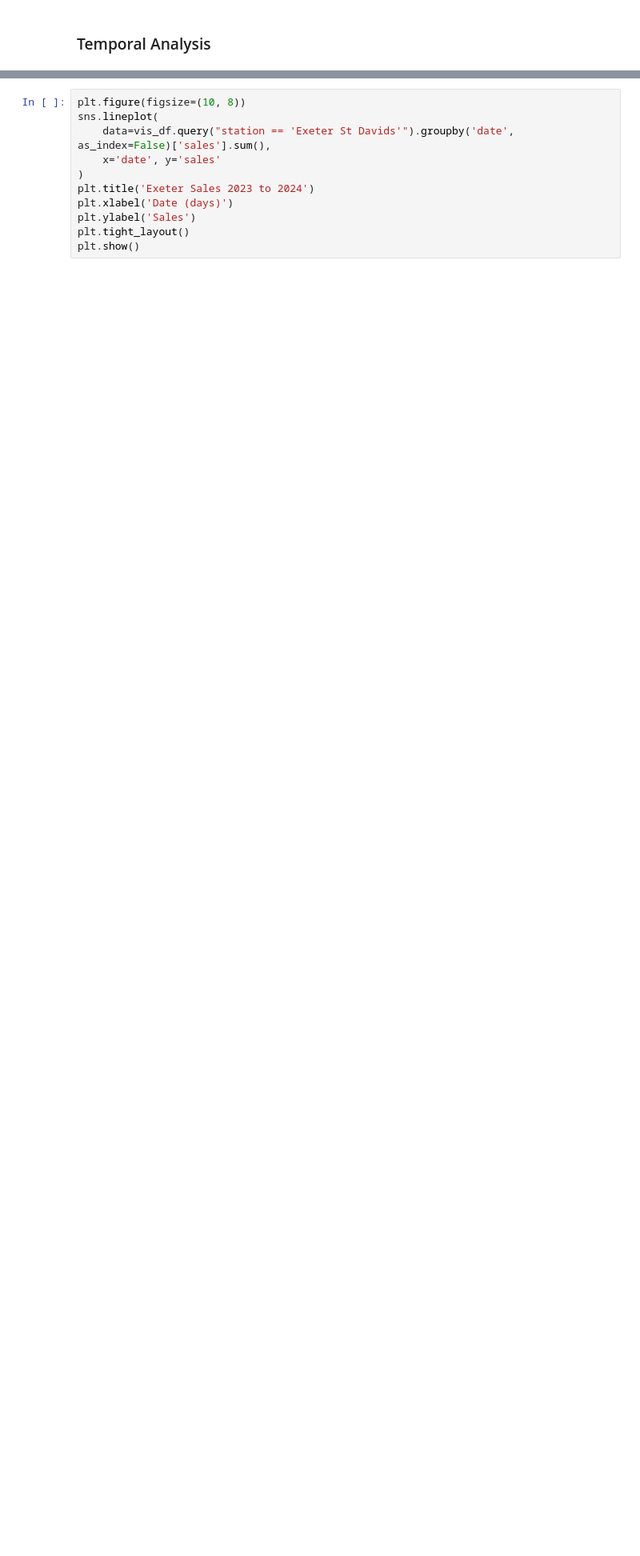
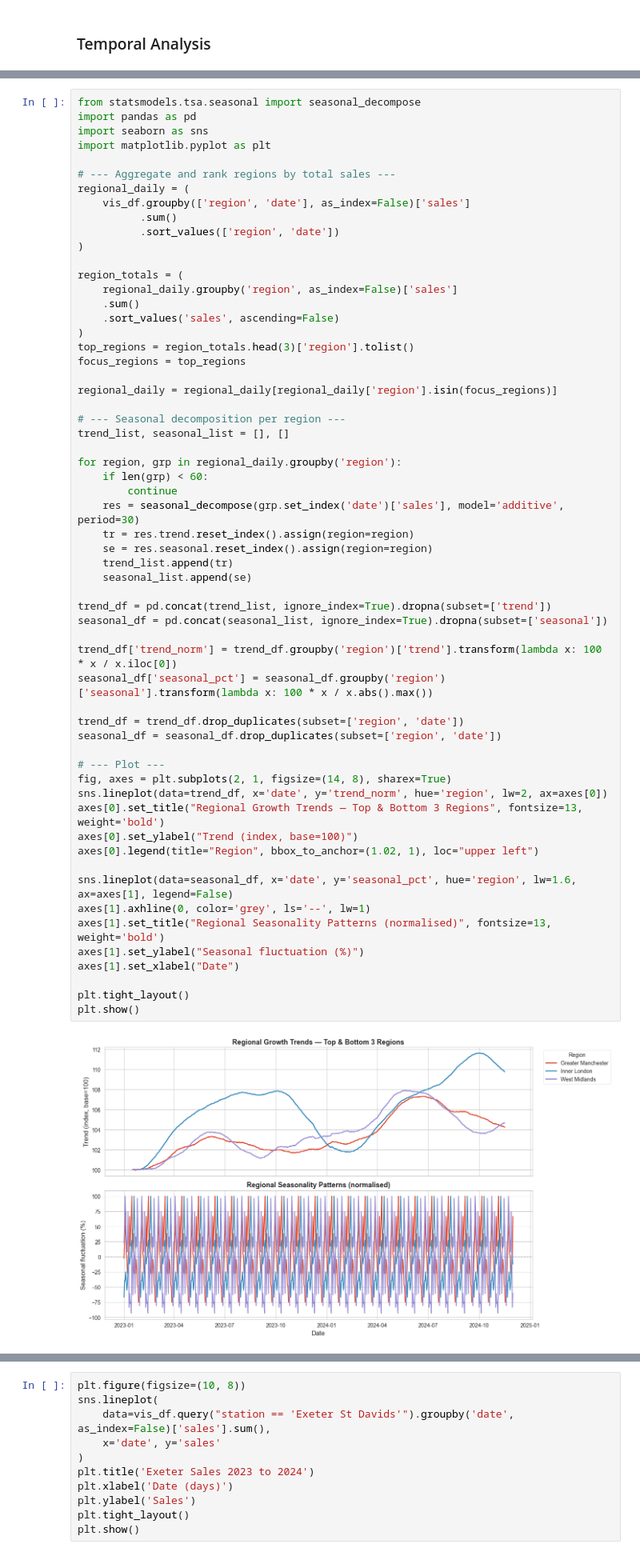
Before and after one commit to Medoci/i-like-trains, a Jupyter notebook: case_study/notebooks/eda.ipynb, the cells around one changed output, grey strips where cells are left out. Shown at 80% size. Saved outputs shown, nothing was run; the diff lists cells and outputs as text; blank space fills up the shorter version.

```diff
--- a/case_study/notebooks/eda.ipynb
+++ b/case_study/notebooks/eda.ipynb
@@ -1012,0 +1131,61 @@ plt.show()
+# %%
+from statsmodels.tsa.seasonal import seasonal_decompose
+import pandas as pd
+import seaborn as sns
+import matplotlib.pyplot as plt
+
+# --- Aggregate and rank regions by total sales ---
+regional_daily = (
+    vis_df.groupby(['region', 'date'], as_index=False)['sales']
+          .sum()
+          .sort_values(['region', 'date'])
+)
+
+region_totals = (
+    regional_daily.groupby('region', as_index=False)['sales']
+    .sum()
+    .sort_values('sales', ascending=False)
+)
+top_regions = region_totals.head(3)['region'].tolist()
+focus_regions = top_regions
+
+regional_daily = regional_daily[regional_daily['region'].isin(focus_regions)]
+
+# --- Seasonal decomposition per region ---
+trend_list, seasonal_list = [], []
+
+for region, grp in regional_daily.groupby('region'):
+    if len(grp) < 60:
+        continue
+    res = seasonal_decompose(grp.set_index('date')['sales'], model='additive', period=30)
+    tr = res.trend.reset_index().assign(region=region)
+    se = res.seasonal.reset_index().assign(region=region)
+    trend_list.append(tr)
+    seasonal_list.append(se)
+
+trend_df = pd.concat(trend_list, ignore_index=True).dropna(subset=['trend'])
+seasonal_df = pd.concat(seasonal_list, ignore_index=True).dropna(subset=['seasonal'])
+
+trend_df['trend_norm'] = trend_df.groupby('region')['trend'].transform(lambda x: 100 * x / x.iloc[0])
+seasonal_df['seasonal_pct'] = seasonal_df.groupby('region')['seasonal'].transform(lambda x: 100 * x / x.abs().max())
+
+trend_df = trend_df.drop_duplicates(subset=['region', 'date'])
+seasonal_df = seasonal_df.drop_duplicates(subset=['region', 'date'])
+
+# --- Plot ---
+fig, axes = plt.subplots(2, 1, figsize=(14, 8), sharex=True)
+sns.lineplot(data=trend_df, x='date', y='trend_norm', hue='region', lw=2, ax=axes[0])
+axes[0].set_title("Regional Growth Trends — Top & Bottom 3 Regions", fontsize=13, weight='bold')
+axes[0].set_ylabel("Trend (index, base=100)")
+axes[0].legend(title="Region", bbox_to_anchor=(1.02, 1), loc="upper left")
+
+sns.lineplot(data=seasonal_df, x='date', y='seasonal_pct', hue='region', lw=1.6, ax=axes[1], legend=False)
+axes[1].axhline(0, color='grey', ls='--', lw=1)
+axes[1].set_title("Regional Seasonality Patterns (normalised)", fontsize=13, weight='bold')
+axes[1].set_ylabel("Seasonal fluctuation (%)")
+axes[1].set_xlabel("Date")
+
+plt.tight_layout()
+plt.show()
+# %% [output]
+[figure, added]
```
Also changed, not shown: parts of 35 cells of this notebook.
